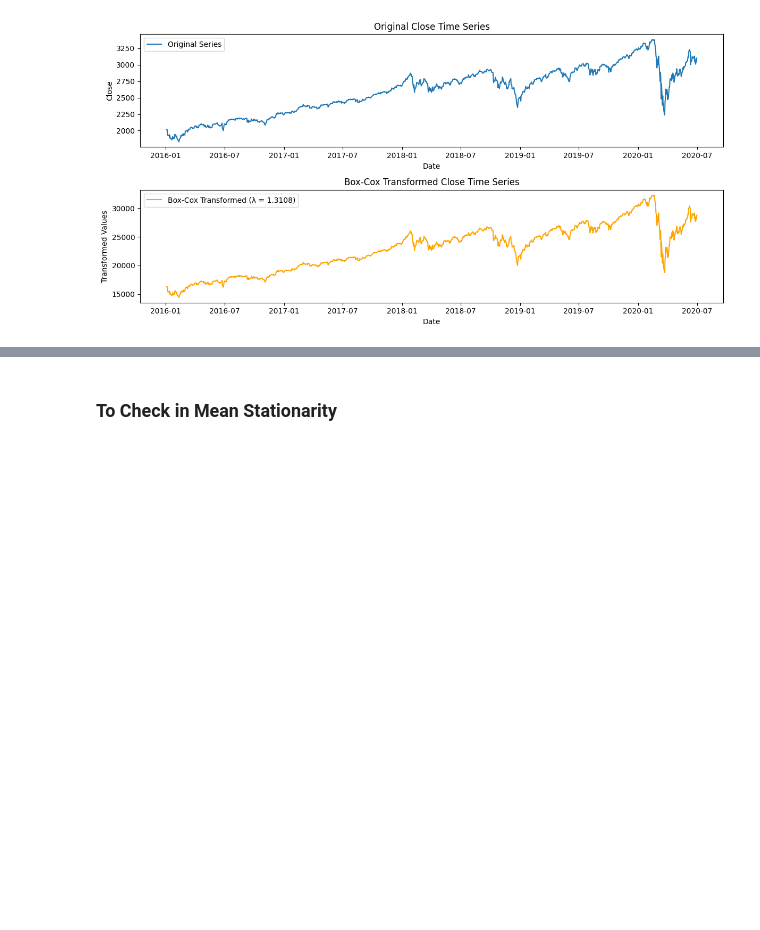
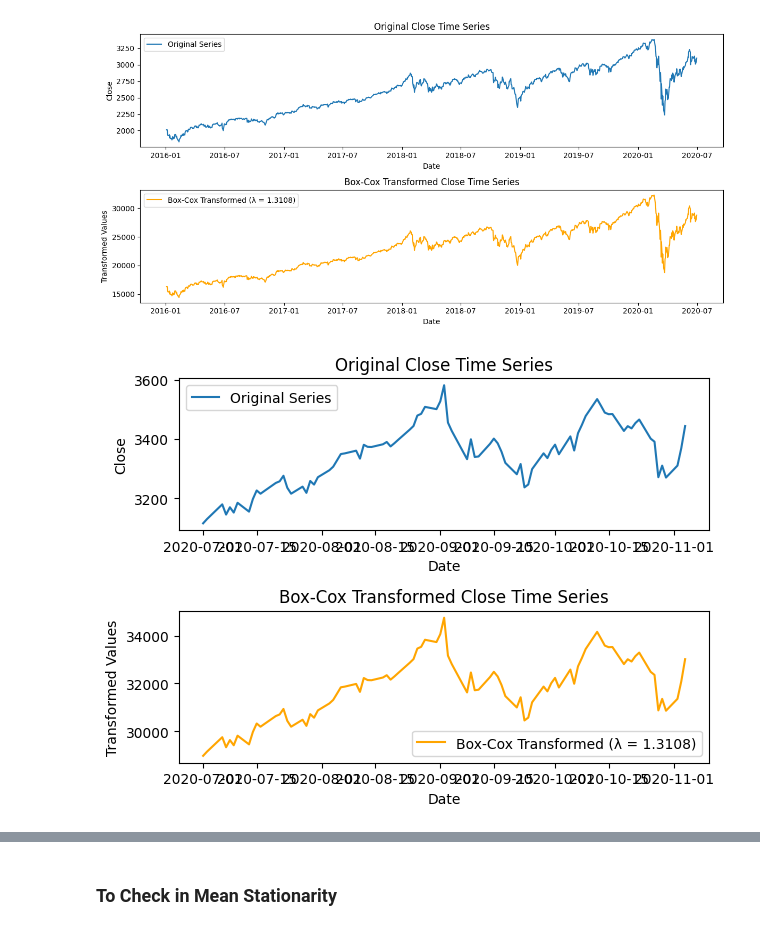
Before and after one commit to ailham4321/Time-Series-Analysis-S-P, a Jupyter notebook: Tugas ADS.ipynb, the cells around one changed output, grey strips where cells are left out. Saved outputs shown, nothing was run; the diff lists cells and outputs as text; code cells hidden in the pictures; blank space fills up the shorter version.

```diff
--- a/Tugas ADS.ipynb
+++ b/Tugas ADS.ipynb
@@ -190,4 +191,32 @@ transformed_series, lambda_bc = box_cox_transformation(df_insample, column='Clos
 # %% [output]
 [figure]
+# %%
+## Dont forget to transform the outsample as well
+
+def box_cox(df, column, lambda_bc):
+    transformed_series = stats.boxcox(df[column], lmbda = lambda_bc)
+
+    plt.subplot(2, 1, 1)
+    plt.plot(df['Date'], df[column], label='Original Series')
+    plt.title(f"Original {column} Time Series")
+    plt.xlabel("Date")
+    plt.ylabel(column)
+    plt.legend()
+
+    plt.subplot(2, 1, 2)
+    plt.plot(df['Date'], transformed_series, label=f'Box-Cox Transformed (λ = {lambda_bc:.4f})', color='orange')
+    plt.title(f"Box-Cox Transformed {column} Time Series")
+    plt.xlabel("Date")
+    plt.ylabel("Transformed Values")
+    plt.legend()
+
+    plt.tight_layout()
+    plt.show()
+
+    return transformed_series
+
+transformed_series_outsample = box_cox(df_outsample, "Close", lambda_bc)
+# %% [output]
+[figure, added]
 # %%
 ## Put transformed data in dataframe
```
Also changed, not shown: parts of 11 cells of this notebook.
